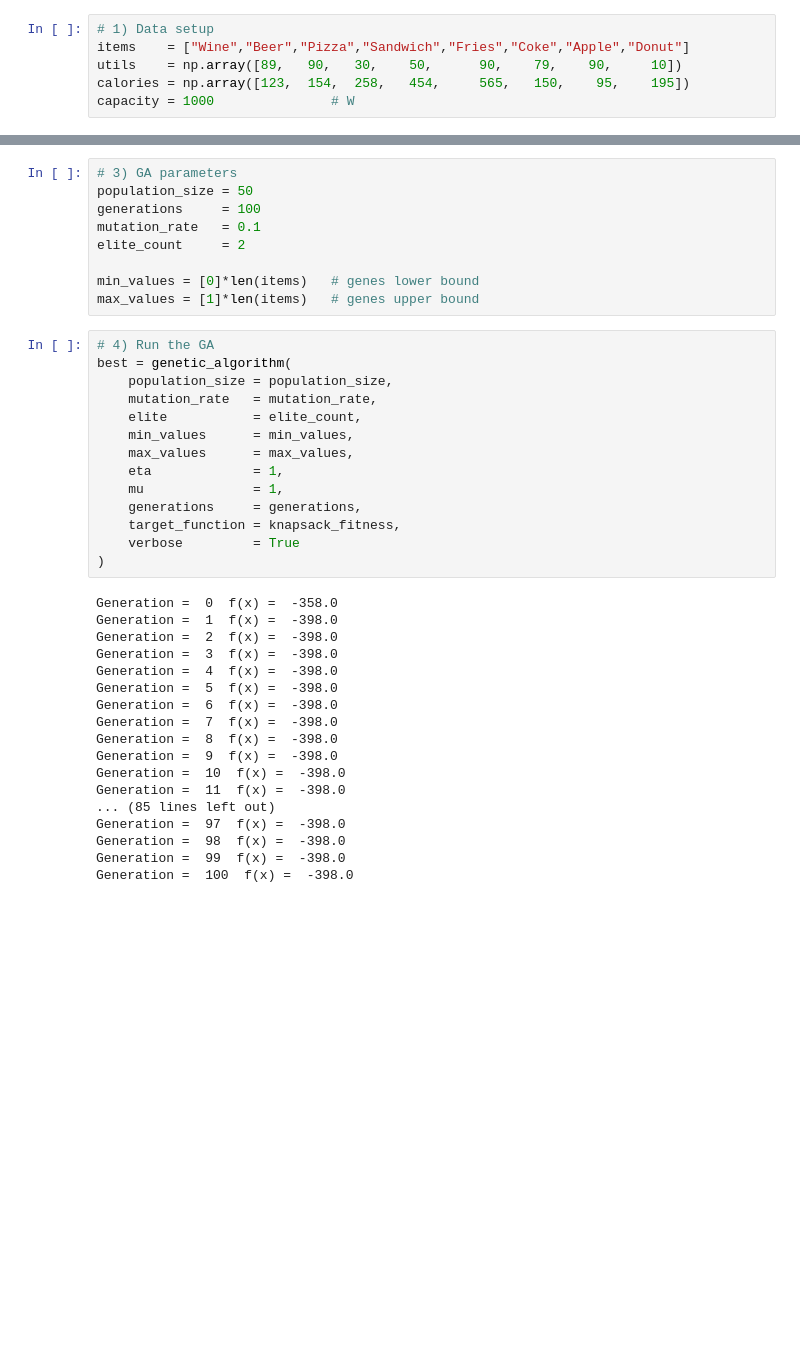
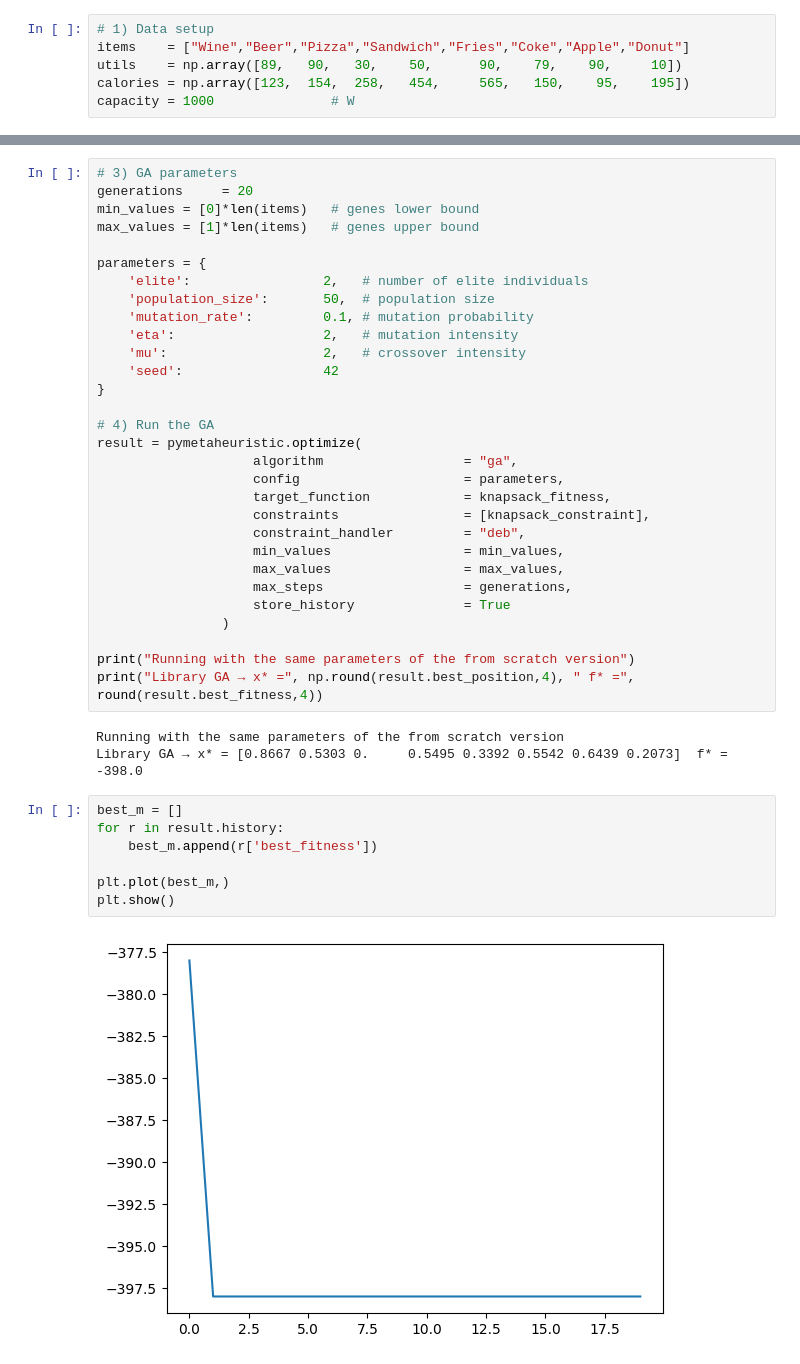
Before and after one commit to glaucogoncalves/nio, a Jupyter notebook: lectures/04_02_SA_GA.ipynb, the cells around one changed output, grey strips where cells are left out. Drawn from its saved outputs; the diff is of its cells as text; blank space fills up the shorter version.

```diff
--- a/lectures/04_02_SA_GA.ipynb
+++ b/lectures/04_02_SA_GA.ipynb
@@ -904,43 +952,44 @@ def knapsack_fitness(genes):
 # %%
 # 3) GA parameters
-population_size = 50
-generations     = 100
-mutation_rate   = 0.1
-elite_count     = 2
-
+generations     = 20
 min_values = [0]*len(items)   # genes lower bound
 max_values = [1]*len(items)   # genes upper bound
+
+parameters = {
+    'elite':                 2,   # number of elite individuals
+    'population_size':       50,  # population size
+    'mutation_rate':         0.1, # mutation probability
+    'eta':                   2,   # mutation intensity
+    'mu':                    2,   # crossover intensity
+    'seed':					 42
+}
+
+# 4) Run the GA
+result = pymetaheuristic.optimize(
+					algorithm                  = "ga",
+                    config				       = parameters,
+					target_function            = knapsack_fitness,
+                    constraints                = [knapsack_constraint],
+                    constraint_handler         = "deb",
+					min_values                 = min_values,
+					max_values                 = max_values,
+					max_steps                  = generations,
+					store_history              = True
+				)
+
+print("Running with the same parameters of the from scratch version")
+print("Library GA → x* =", np.round(result.best_position,4), " f* =", round(result.best_fitness,4))
+# %% [output]
+Running with the same parameters of the from scratch version
+Library GA → x* = [0.8667 0.5303 0.     0.5495 0.3392 0.5542 0.6439 0.2073]  f* = -398.0
-# %%
-# 4) Run the GA
-best = genetic_algorithm(
-    population_size = population_size,
-    mutation_rate   = mutation_rate,
-    elite           = elite_count,
-    min_values      = min_values,
-    max_values      = max_values,
-    eta             = 1,
-    mu              = 1,
-    generations     = generations,
-    target_function = knapsack_fitness,
-    verbose         = True
-)
-# %% [output]
-Generation =  0  f(x) =  -358.0
-Generation =  1  f(x) =  -398.0
-Generation =  2  f(x) =  -398.0
-Generation =  3  f(x) =  -398.0
-Generation =  4  f(x) =  -398.0
-Generation =  5  f(x) =  -398.0
-Generation =  6  f(x) =  -398.0
-Generation =  7  f(x) =  -398.0
-Generation =  8  f(x) =  -398.0
-Generation =  9  f(x) =  -398.0
-Generation =  10  f(x) =  -398.0
-Generation =  11  f(x) =  -398.0
-... (85 lines left out)
-Generation =  97  f(x) =  -398.0
-Generation =  98  f(x) =  -398.0
-Generation =  99  f(x) =  -398.0
-Generation =  100  f(x) =  -398.0
+# %%
+best_m = []
+for r in result.history:
+    best_m.append(r['best_fitness'])
+
+plt.plot(best_m,)
+plt.show()
+# %% [output]
+[figure, added]
 # %%
 # 5) Extract and display the best solution
```
Also changed, not shown: parts of 19 cells of this notebook.
